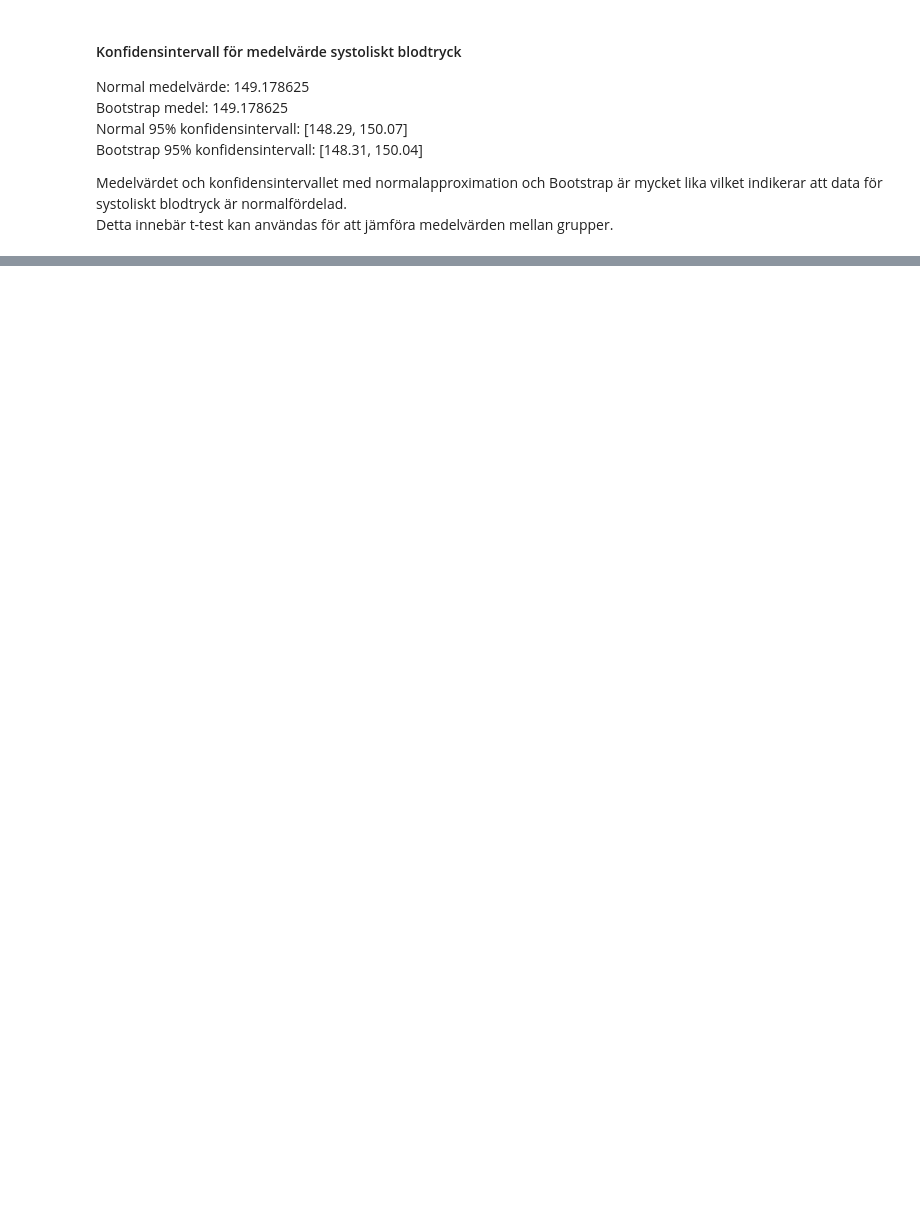
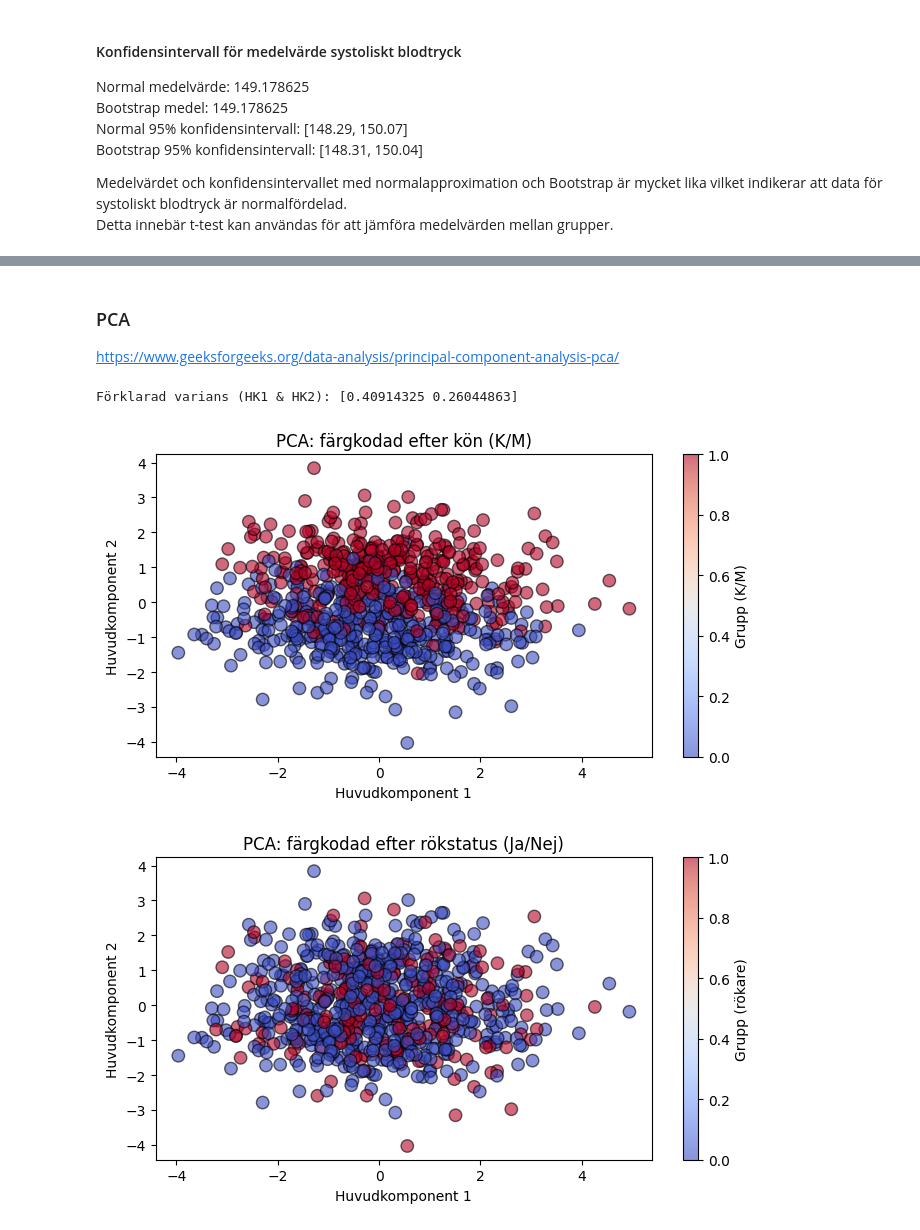
Before and after one commit to MalinMo/Halsostudie, a Jupyter notebook: report.ipynb, the cells around one changed output, grey strips where cells are left out. Drawn from its saved outputs; the diff is of its cells as text; code cells hidden in the pictures; blank space fills up the shorter version.

```diff
--- a/report.ipynb
+++ b/report.ipynb
@@ -251,0 +374,26 @@ Prognos systoliskt blodtryck vid 80 års ålder: 165.57
+# %% [markdown]
+### PCA
+https://www.geeksforgeeks.org/data-analysis/principal-component-analysis-pca/
+# %%
+X_pca, pca_model = M.pc_analysis(df_clean)
+
+print("Förklarad varians (HK1 & HK2):", pca_model.explained_variance_ratio_)
+
+fig, ax = V.plot_pca_scatter(X_pca, df_clean["sex"])
+ax.set_title("PCA: färgkodad efter kön (K/M)")
+ax.collections[-1].colorbar.set_label("Grupp (K/M)")
+plt.show()
+
+fig, ax = V.plot_pca_scatter(X_pca, df_clean["smoker"])
+ax.set_title("PCA: färgkodad efter rökare (Ja/Nej)")
+ax.collections[-1].colorbar.set_label("Grupp (rökare)")
+plt.show()
+
+fig, ax = V.plot_pca_scatter(X_pca, df_clean["disease"])
+ax.set_title("PCA: färgkodad efter sjukdom (0/1)")
+ax.collections[-1].colorbar.set_label("Grupp (sjukdom)")
+plt.show()
+# %% [output]
+Förklarad varians (HK1 & HK2): [0.40914325 0.26044863]
+[figure, added]
+[figure, added]
```
Also changed, not shown: parts of 12 cells of this notebook, 2 other files.
